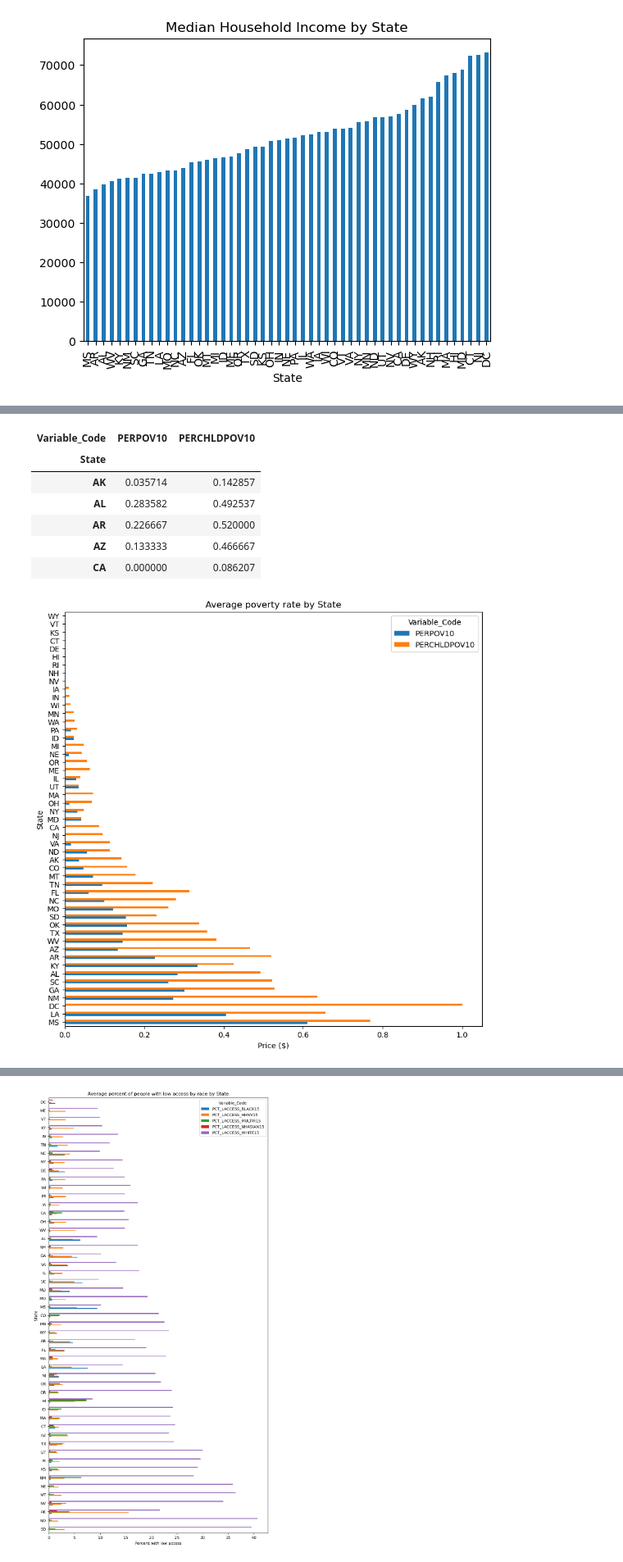
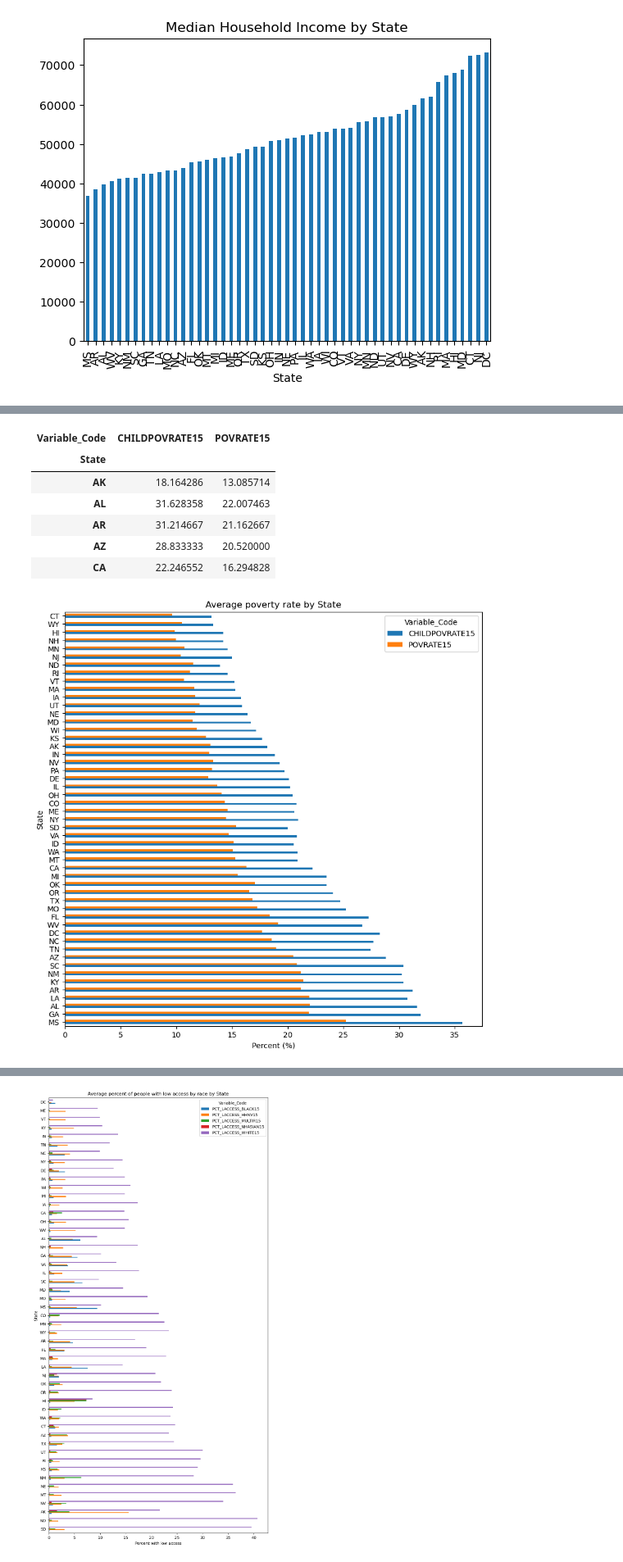
Before and after one commit to gabbycjames/DataScience_Capstone, a Jupyter notebook: DataWrangling.ipynb, the cells around one changed output, grey strips where cells are left out. Shown at 82% size. Drawn from its saved outputs; the diff is of its cells as text; code cells hidden in the pictures.

Commit message:
Finishing extra graphs

```diff
--- a/DataWrangling.ipynb
+++ b/DataWrangling.ipynb
@@ -819,22 +845,22 @@ plt.show()
 # %%
-state_pov_means = df_full.groupby('State')[['PERPOV10', 'PERCHLDPOV10']].mean()
+state_pov_means = df_full.groupby('State')[['CHILDPOVRATE15', 'POVRATE15']].mean()
 state_pov_means.head()
 # %% [output]
-| Variable_Code | PERPOV10 | PERCHLDPOV10 |
+| Variable_Code | CHILDPOVRATE15 | POVRATE15 |
 | State |  |  |
-| AK | 0.035714 | 0.142857 |
-| AL | 0.283582 | 0.492537 |
-| AR | 0.226667 | 0.520000 |
-| AZ | 0.133333 | 0.466667 |
-| CA | 0.000000 | 0.086207 |
+| AK | 18.164286 | 13.085714 |
+| AL | 31.628358 | 22.007463 |
+| AR | 31.214667 | 21.162667 |
+| AZ | 28.833333 | 20.520000 |
+| CA | 22.246552 | 16.294828 |
 # %%
 (state_pov_means.reindex(index=state_pov_means.mean(axis=1)
     .sort_values(ascending=False)
     .index)
     .plot(kind='barh', figsize=(10, 10), title='Average poverty rate by State'))
-plt.xlabel('Price ($)');
+plt.xlabel('Percent (%)');
 # %% [output]
-[figure, old version]
+[figure, new version]
 # %%
 race_means_15 = df_full.groupby('State')[['PCT_LACCESS_BLACK15', 'PCT_LACCESS_HHNV15','PCT_LACCESS_MULTIR15', 'PCT_LACCESS_NHASIAN15', 'PCT_LACCESS_WHITE15']].mean()
 race_means_15.head()
```
Also changed, not shown: parts of 14 cells of this notebook.
